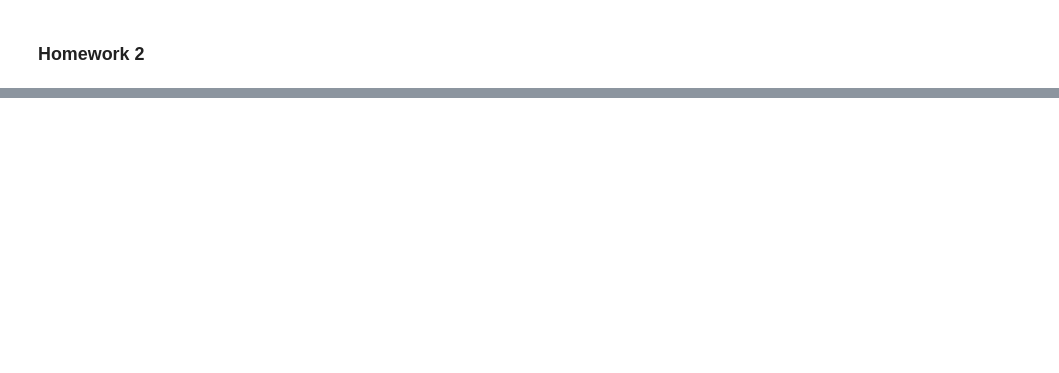
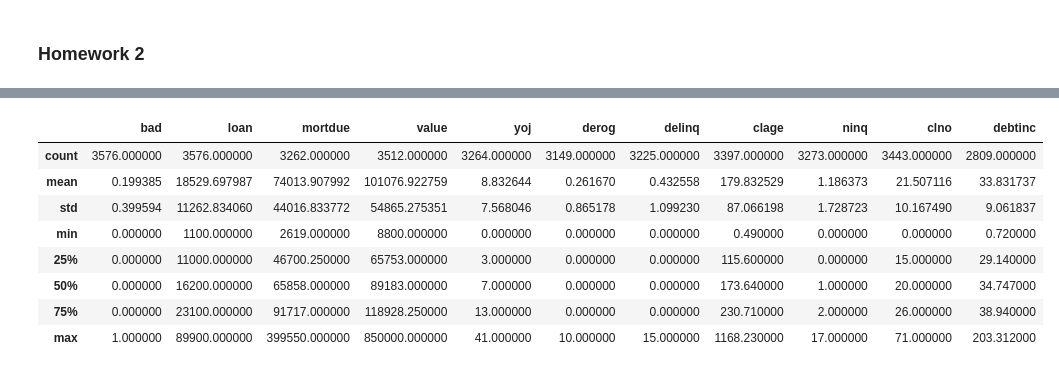
Before and after one commit to UVBMOB/Mert_Caglar, a Jupyter notebook: Homework_2.ipynb, the cells around one changed output, grey strips where cells are left out. Drawn from its saved outputs; the diff is of its cells as text; code cells hidden in the pictures; blank space fills up the shorter version.

```diff
--- a/Homework_2.ipynb
+++ b/Homework_2.ipynb
@@ -57,0 +36,14 @@ Name: debtinc, Length: 99, dtype: float64
+# %%
+data.describe()
+#biraz inceleyelim, öncelikle her sütun farklı sayıda entity içeriyor :(
+# ortalama ve standart sapma değerleri şu anda birşey ifade etmiyor, boş değerlere bakmak lazım
+# %% [output]
+|  | bad | loan | mortdue | value | yoj | derog | delinq | clage | ninq | clno | debtinc |
+| count | 3576.000000 | 3576.000000 | 3262.000000 | 3512.000000 | 3264.000000 | 3149.000000 | 3225.000000 | 3397.000000 | 3273.000000 | 3443.000000 | 2809.000000 |
+| mean | 0.199385 | 18529.697987 | 74013.907992 | 101076.922759 | 8.832644 | 0.261670 | 0.432558 | 179.832529 | 1.186373 | 21.507116 | 33.831737 |
+| std | 0.399594 | 11262.834060 | 44016.833772 | 54865.275351 | 7.568046 | 0.865178 | 1.099230 | 87.066198 | 1.728723 | 10.167490 | 9.061837 |
+| min | 0.000000 | 1100.000000 | 2619.000000 | 8800.000000 | 0.000000 | 0.000000 | 0.000000 | 0.490000 | 0.000000 | 0.000000 | 0.720000 |
+| 25% | 0.000000 | 11000.000000 | 46700.250000 | 65753.000000 | 3.000000 | 0.000000 | 0.000000 | 115.600000 | 0.000000 | 15.000000 | 29.140000 |
+| 50% | 0.000000 | 16200.000000 | 65858.000000 | 89183.000000 | 7.000000 | 0.000000 | 0.000000 | 173.640000 | 1.000000 | 20.000000 | 34.747000 |
+| 75% | 0.000000 | 23100.000000 | 91717.000000 | 118928.250000 | 13.000000 | 0.000000 | 0.000000 | 230.710000 | 2.000000 | 26.000000 | 38.940000 |
+| max | 1.000000 | 89900.000000 | 399550.000000 | 850000.000000 | 41.000000 | 10.000000 | 15.000000 | 1168.230000 | 17.000000 | 71.000000 | 203.312000 |
```
Also changed, not shown: parts of 23 cells of this notebook.
